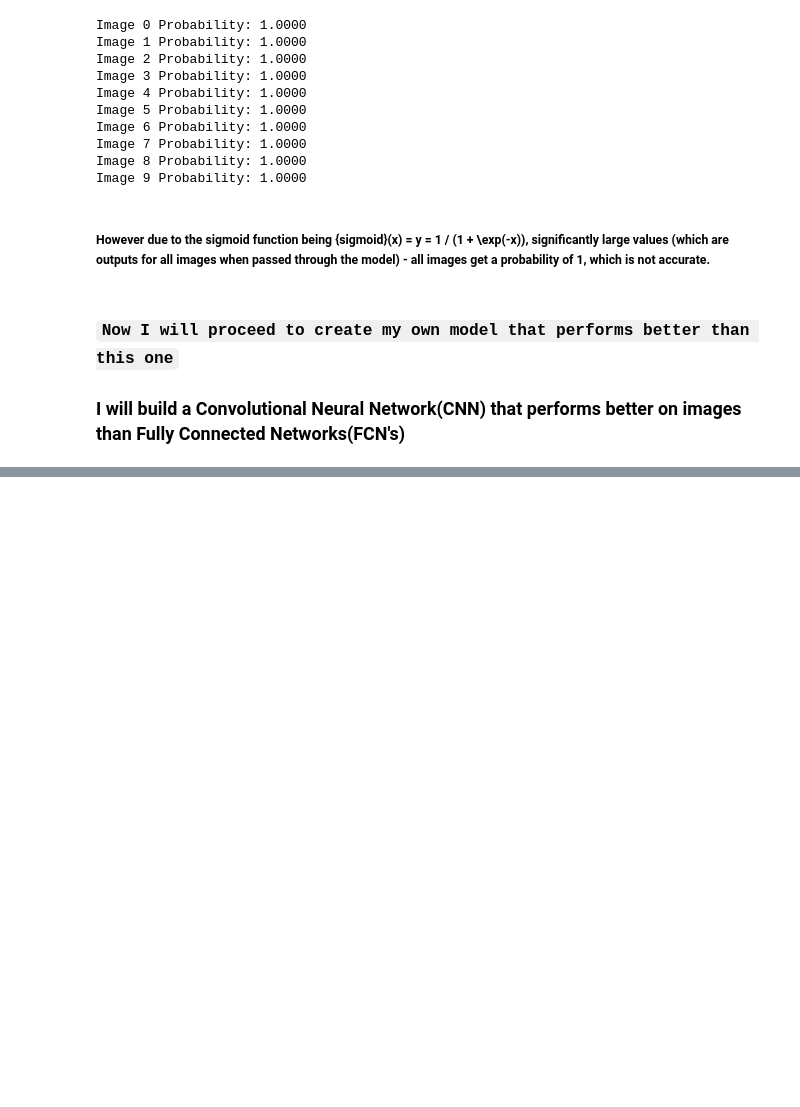
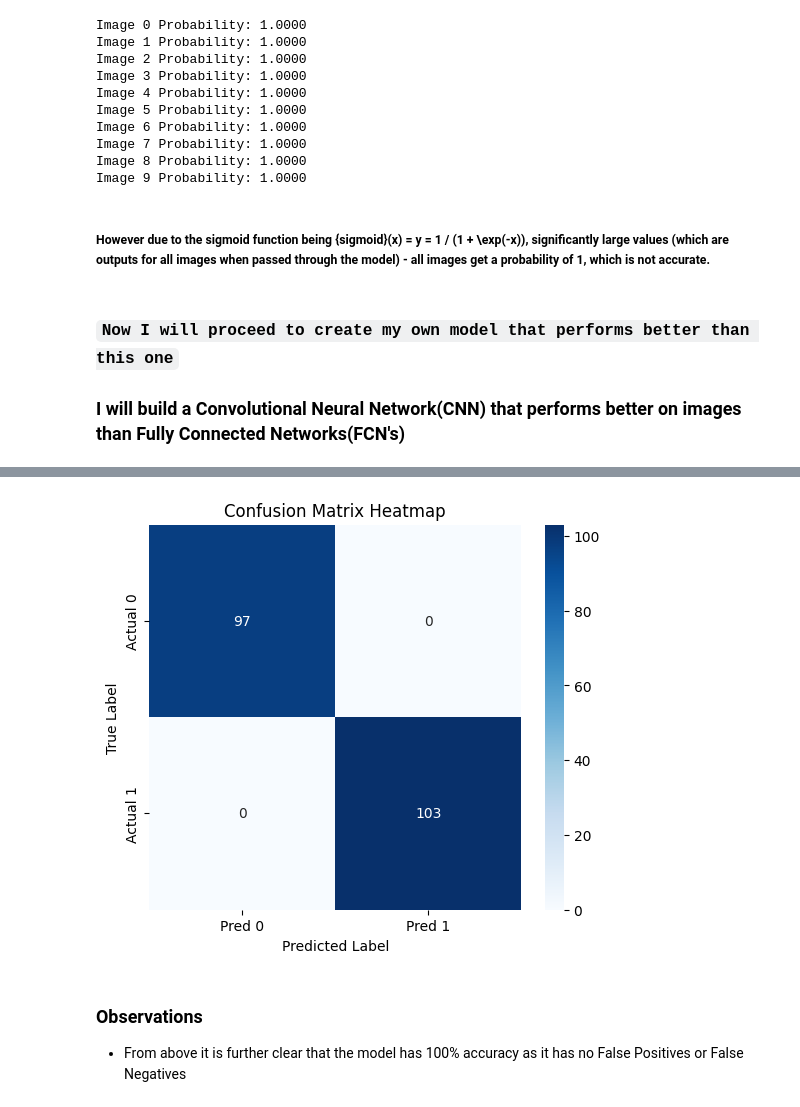
Before and after one commit to Pratz2005/Pratz-gsoc-evaluation-task, a Jupyter notebook: solution.ipynb, the cells around one changed output, grey strips where cells are left out. Saved outputs shown, nothing was run; the diff lists cells and outputs as text; code cells hidden in the pictures; blank space fills up the shorter version.

```diff
--- a/solution.ipynb
+++ b/solution.ipynb
@@ -330,0 +452,18 @@ Image 9 Probability: 1.0000
+# %%
+from sklearn.metrics import confusion_matrix
+
+# Get model predictions
+y_pred_probs = model.predict(X_test)  # Get probabilities
+y_pred = (y_pred_probs > 0.5).astype(int).flatten()  # Convert to 0 or 1
+
+# Compute confusion matrix
+cm = confusion_matrix(y_test, y_pred)
+
+# Extract TP, FP, FN, TN
+TN, FP, FN, TP = cm.ravel()
+
+# Convert into a 2x2 array for visualization
+conf_matrix = np.array([[TN, FP], [FN, TP]])
+labels = ["True Negative (TN)", "False Positive (FP)", "False Negative (FN)", "True Positive (TP)"]
+
+print(f"Confusion Matrix:\n{conf_matrix}")
@@ -330,0 +476,16 @@ Image 9 Probability: 1.0000
+# %%
+plt.figure(figsize=(6,5))
+sb.heatmap(conf_matrix, annot=True, fmt='d', cmap="Blues", xticklabels=["Pred 0", "Pred 1"], yticklabels=["Actual 0", "Actual 1"])
+
+# Labels
+plt.xlabel("Predicted Label")
+plt.ylabel("True Label")
+plt.title("Confusion Matrix Heatmap")
+
+# Show plot
+plt.show()
+# %% [output]
+[figure, added]
+# %% [markdown]
+### Observations
+- From above it is further clear that the model has 100% accuracy as it has no False Positives or False Negatives
```
Also changed, not shown: parts of 12 cells of this notebook.
